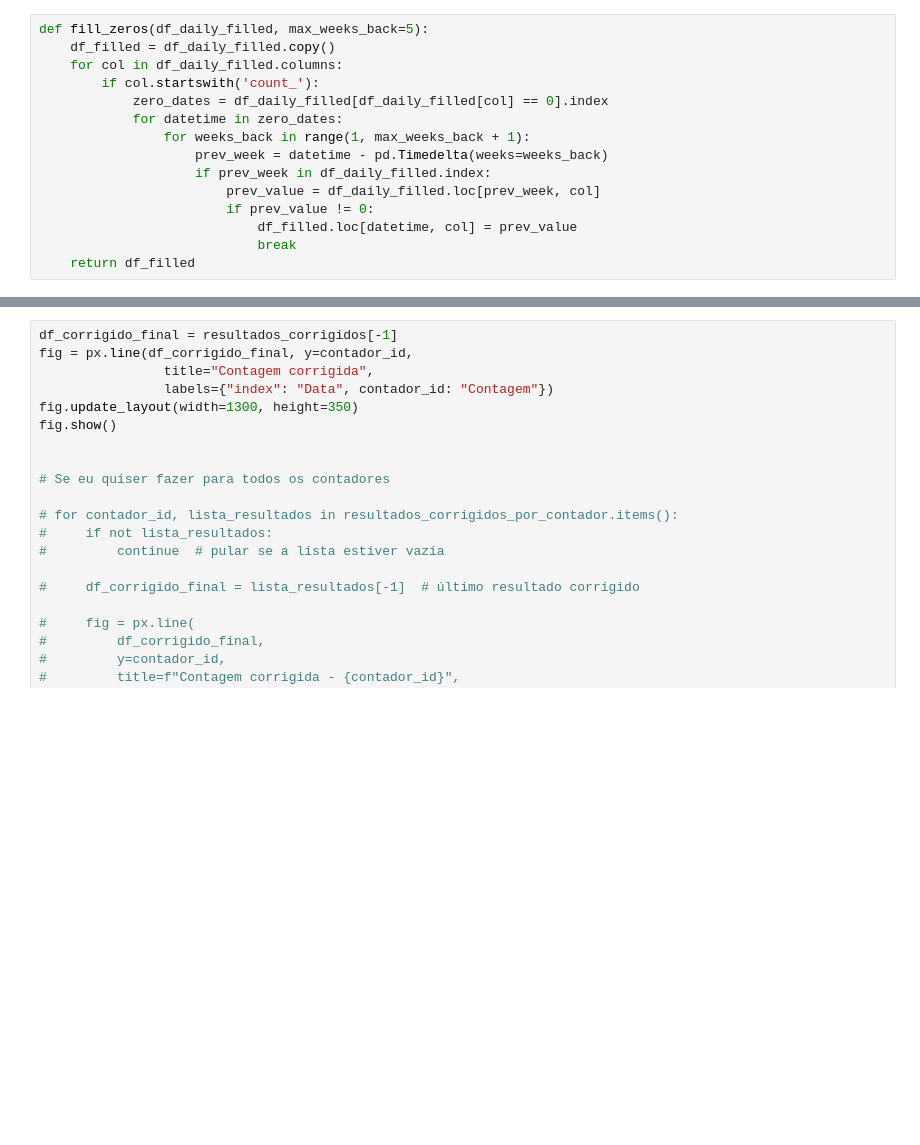
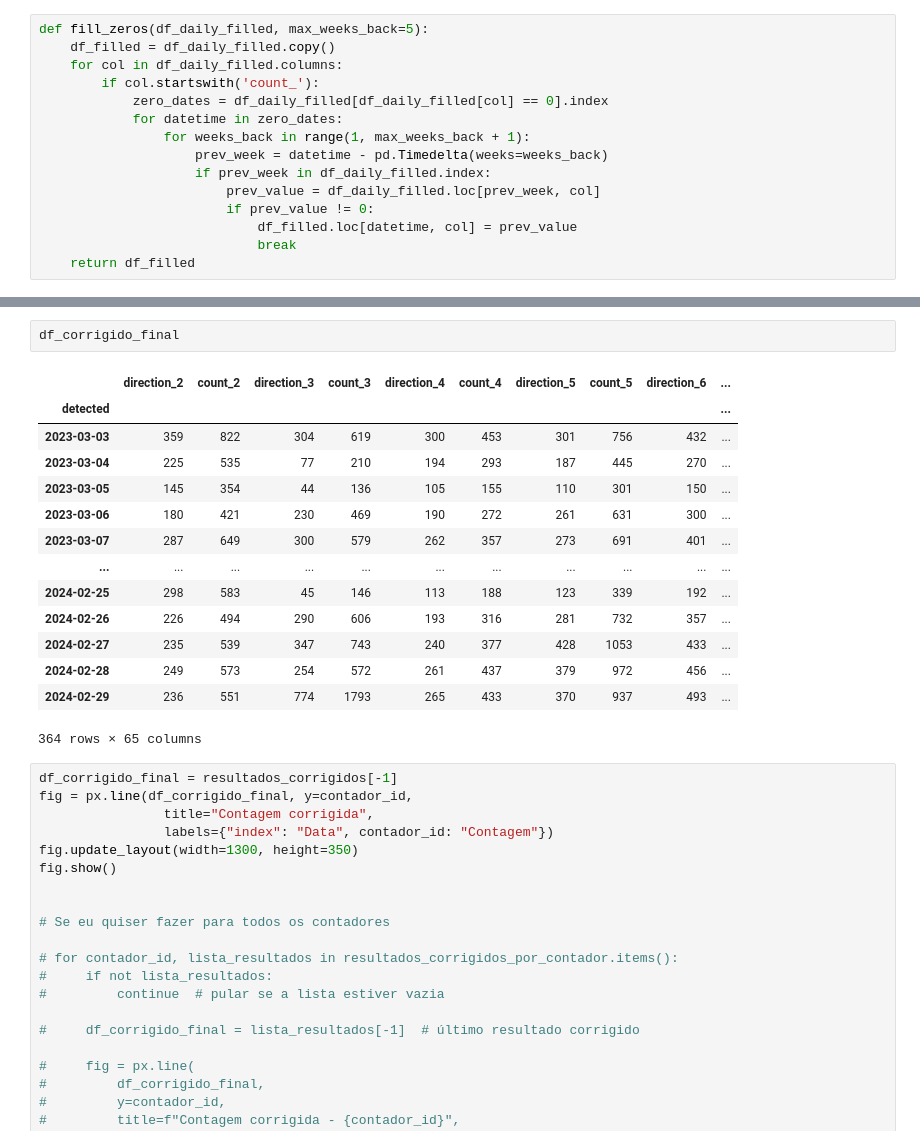
Before and after one commit to joanacarvalheiro/Seasonality, a Jupyter notebook: construcao_modelos/MSTL.ipynb, the cells around one changed output, grey strips where cells are left out. Cells and saved outputs as stored; diff of their text form; blank space fills up the shorter version.

```diff
--- a/construcao_modelos/MSTL.ipynb
+++ b/construcao_modelos/MSTL.ipynb
@@ -506,3 +534,20 @@ anomalias_totais
+# %%
+df_corrigido_final
+# %% [output]
+|  | direction_2 | count_2 | direction_3 | count_3 | direction_4 | count_4 | direction_5 | count_5 | direction_6 | ... |
+| detected |  |  |  |  |  |  |  |  |  | ... |
+| 2023-03-03 | 359 | 822 | 304 | 619 | 300 | 453 | 301 | 756 | 432 | ... |
+| 2023-03-04 | 225 | 535 | 77 | 210 | 194 | 293 | 187 | 445 | 270 | ... |
+| 2023-03-05 | 145 | 354 | 44 | 136 | 105 | 155 | 110 | 301 | 150 | ... |
+| 2023-03-06 | 180 | 421 | 230 | 469 | 190 | 272 | 261 | 631 | 300 | ... |
+| 2023-03-07 | 287 | 649 | 300 | 579 | 262 | 357 | 273 | 691 | 401 | ... |
+| ... | ... | ... | ... | ... | ... | ... | ... | ... | ... | ... |
+| 2024-02-25 | 298 | 583 | 45 | 146 | 113 | 188 | 123 | 339 | 192 | ... |
+| 2024-02-26 | 226 | 494 | 290 | 606 | 193 | 316 | 281 | 732 | 357 | ... |
+| 2024-02-27 | 235 | 539 | 347 | 743 | 240 | 377 | 428 | 1053 | 433 | ... |
+| 2024-02-28 | 249 | 573 | 254 | 572 | 261 | 437 | 379 | 972 | 456 | ... |
+| 2024-02-29 | 236 | 551 | 774 | 1793 | 265 | 433 | 370 | 937 | 493 | ... |
+364 rows × 65 columns
 # %%
 df_corrigido_final = resultados_corrigidos[-1]
 fig = px.line(df_corrigido_final, y=contador_id,
```
Also changed, not shown: parts of 4 cells of this notebook.
